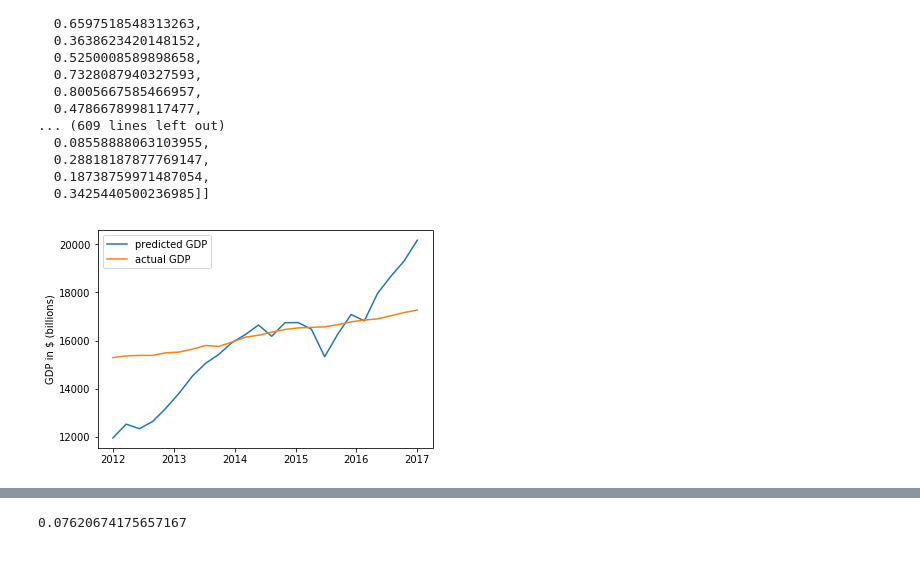
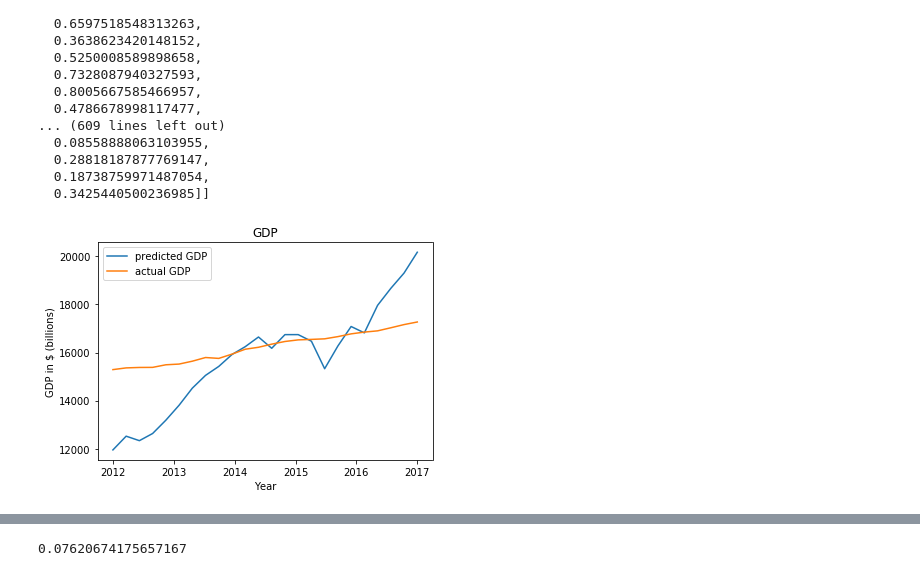
Before and after one commit to lduane2/ML-Final-Project, a Jupyter notebook: src/basicModel.ipynb, the cells around one changed output, grey strips where cells are left out. Cells and saved outputs as stored; diff of their text form; code cells hidden in the pictures.

```diff
--- a/src/basicModel.ipynb
+++ b/src/basicModel.ipynb
@@ -171,11 +171,14 @@ error
 # %%
 import matplotlib.pyplot as plt
 predicted_gdp = [11951.063, 12522.651, 12335.747, 12633.686, 13186.793, 13809.33, 14519.355, 15051.848, 15424.636, 15919.724, 16245.595, 16647.541, 16178.233, 16745.973, 16746.73, 16472.658, 15328.398, 16273.573, 17084.172, 16819.709, 17964.088, 18670.71, 19307.377, 20172.775]
 xvector = np.linspace (2012, 2017, len(predicted_gdp) )
 plt.plot(xvector,predicted_gdp,xvector,test_label.tolist()) # 2012 to 2017 four data per year
 
+plt.title("GDP")
+plt.xlabel('Year')
 plt.ylabel('GDP in $ (billions)')
 plt.legend(['predicted GDP','actual GDP'])
-plt.show()
+plt.savefig('../results/predicted-actual.png', bbox_inches='tight')
+#plt.show()
 # %% [output]
-[figure, old version]
+[figure, new version]
```
Also changed, not shown: parts of 4 cells of this notebook, 2 other files.
